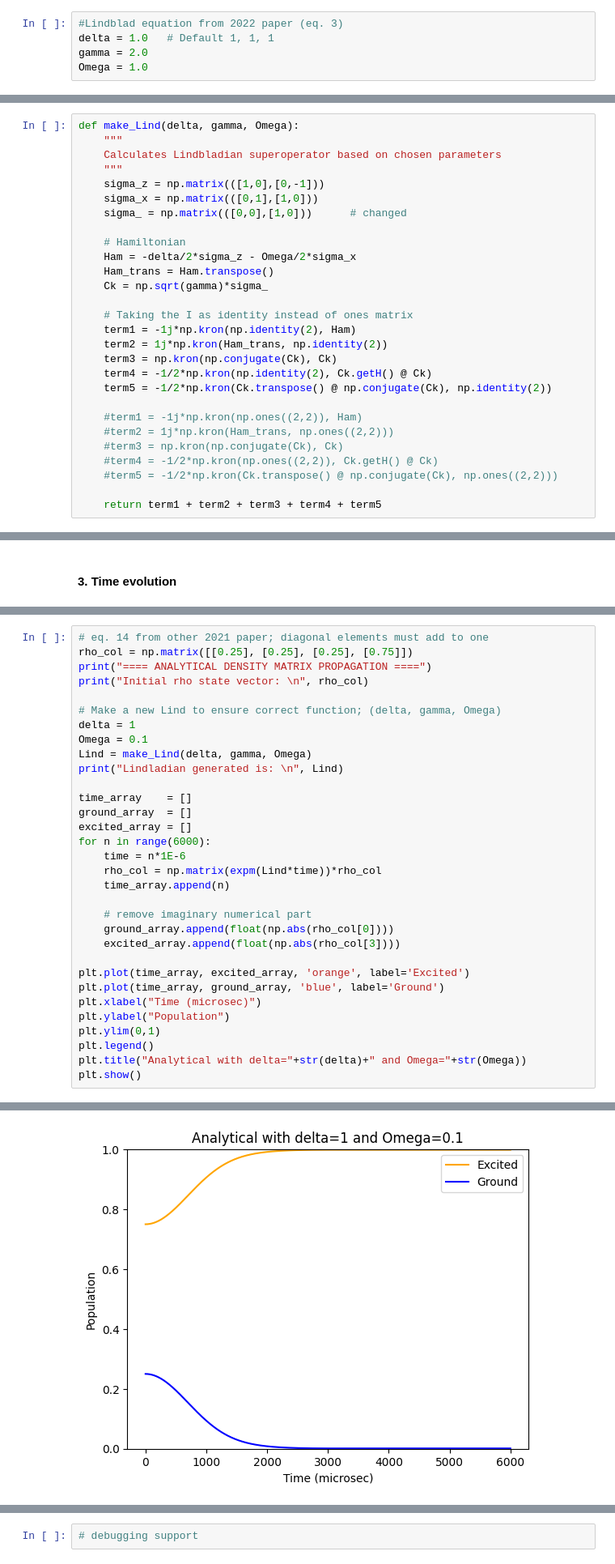
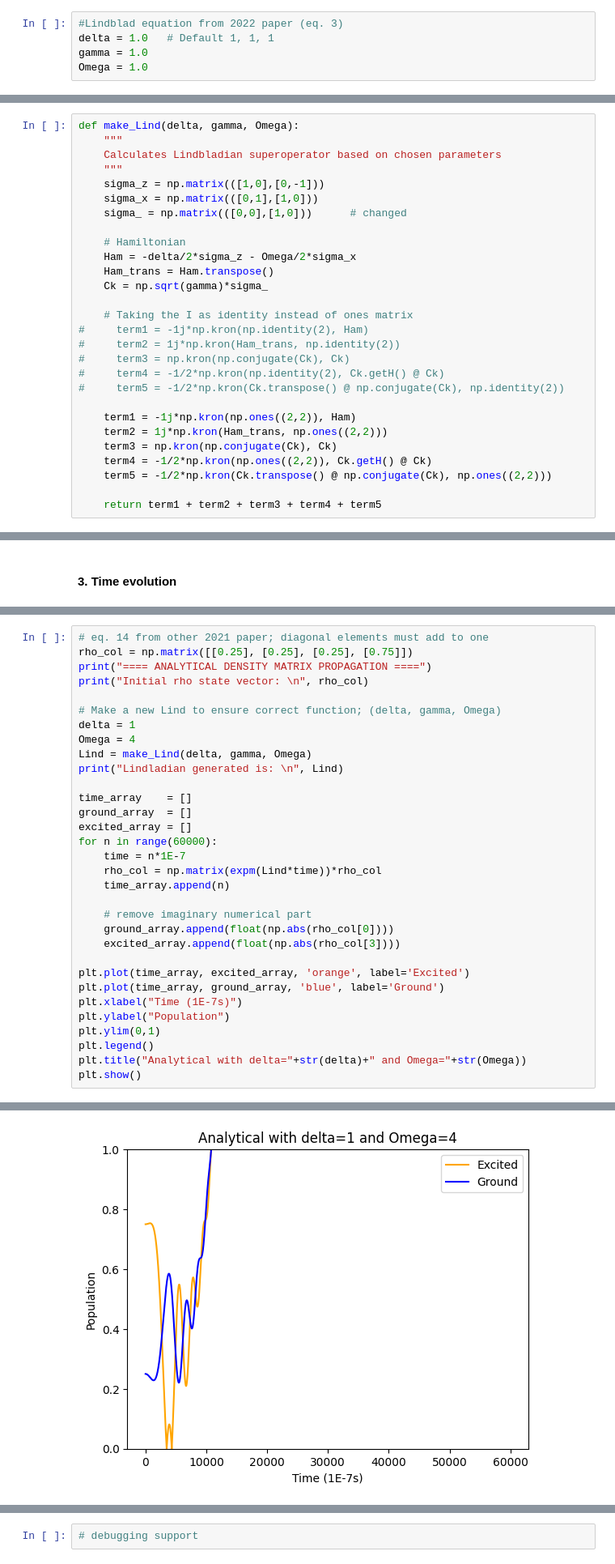
Before and after one commit to GryphonTorch/Quantum, a Jupyter notebook: Open system Lindbladian simulation.ipynb, the cells around one changed output, grey strips where cells are left out. Shown at 81% size. Saved outputs shown, nothing was run; the diff lists cells and outputs as text.

```diff
--- a/Open system Lindbladian simulation.ipynb
+++ b/Open system Lindbladian simulation.ipynb
@@ -35,7 +35,7 @@ from scipy.linalg import expm
 # %%
 #Lindblad equation from 2022 paper (eq. 3)
 delta = 1.0   # Default 1, 1, 1
-gamma = 2.0
+gamma = 1.0
 Omega = 1.0
 # %% [markdown]
 #### 2. Function definitions
@@ -153,17 +153,17 @@ def make_Lind(delta, gamma, Omega):
     Ck = np.sqrt(gamma)*sigma_
 
     # Taking the I as identity instead of ones matrix
-    term1 = -1j*np.kron(np.identity(2), Ham)
-    term2 = 1j*np.kron(Ham_trans, np.identity(2))
+#     term1 = -1j*np.kron(np.identity(2), Ham)
+#     term2 = 1j*np.kron(Ham_trans, np.identity(2))
+#     term3 = np.kron(np.conjugate(Ck), Ck)
+#     term4 = -1/2*np.kron(np.identity(2), Ck.getH() @ Ck)
+#     term5 = -1/2*np.kron(Ck.transpose() @ np.conjugate(Ck), np.identity(2))
+
+    term1 = -1j*np.kron(np.ones((2,2)), Ham)
+    term2 = 1j*np.kron(Ham_trans, np.ones((2,2)))
     term3 = np.kron(np.conjugate(Ck), Ck)
-    term4 = -1/2*np.kron(np.identity(2), Ck.getH() @ Ck)
-    term5 = -1/2*np.kron(Ck.transpose() @ np.conjugate(Ck), np.identity(2))
-
-    #term1 = -1j*np.kron(np.ones((2,2)), Ham)
-    #term2 = 1j*np.kron(Ham_trans, np.ones((2,2)))
-    #term3 = np.kron(np.conjugate(Ck), Ck)
-    #term4 = -1/2*np.kron(np.ones((2,2)), Ck.getH() @ Ck)
-    #term5 = -1/2*np.kron(Ck.transpose() @ np.conjugate(Ck), np.ones((2,2)))
+    term4 = -1/2*np.kron(np.ones((2,2)), Ck.getH() @ Ck)
+    term5 = -1/2*np.kron(Ck.transpose() @ np.conjugate(Ck), np.ones((2,2)))
 
     return term1 + term2 + term3 + term4 + term5
 # %%
@@ -368,15 +368,15 @@ print("Initial rho state vector: \n", rho_col)
 
 # Make a new Lind to ensure correct function; (delta, gamma, Omega)
 delta = 1
-Omega = 0.1
+Omega = 4
 Lind = make_Lind(delta, gamma, Omega)
 print("Lindladian generated is: \n", Lind)
 
 time_array    = []
 ground_array  = []
 excited_array = []
-for n in range(6000):
-    time = n*1E-6
+for n in range(60000):
+    time = n*1E-7
     rho_col = np.matrix(expm(Lind*time))*rho_col
     time_array.append(n)
 
@@ -386,7 +386,7 @@ for n in range(6000):
 
 plt.plot(time_array, excited_array, 'orange', label='Excited')
 plt.plot(time_array, ground_array, 'blue', label='Ground')
-plt.xlabel("Time (microsec)")
+plt.xlabel("Time (1E-7s)")
 plt.ylabel("Population")
 plt.ylim(0,1)
 plt.legend()
@@ -407,4 +407,4 @@ Lindladian generated is:
-[figure, old version]
+[figure, new version]
 # %%
 # end of code
 import qiskit.tools.jupyter
```
Also changed, not shown: parts of 4 cells of this notebook, 3 other files.
